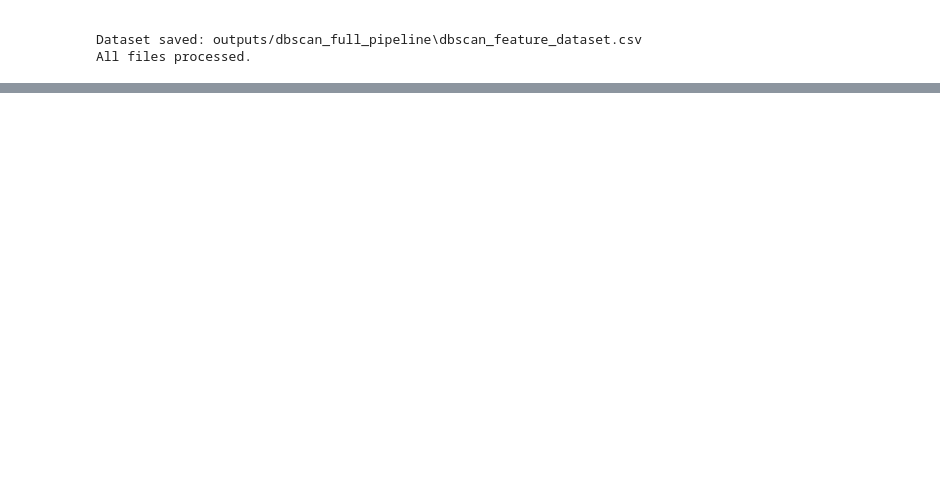
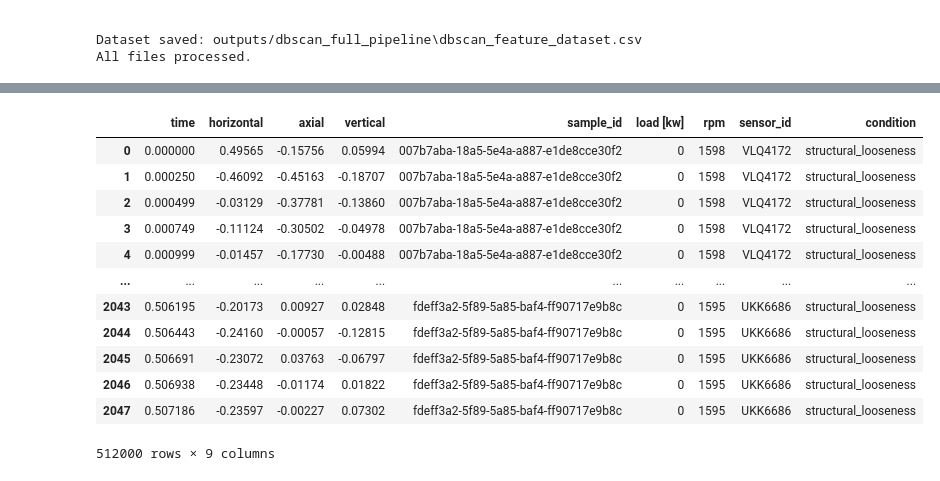
Before and after one commit to JoaoRRosa/TRACTICIAN_Challenge, a Jupyter notebook: Project.ipynb, the cells around one changed output, grey strips where cells are left out. Drawn from its saved outputs; the diff is of its cells as text; code cells hidden in the pictures; blank space fills up the shorter version.

```diff
--- a/Project.ipynb
+++ b/Project.ipynb
@@ -6613,0 +6956,35 @@ All files processed.
+# %%
+from Unsupervised_Carpet_Predictor import Model,Wave, CarpetRegion
+import yaml
+import os
+import glob
+import numpy as np
+import pandas as pd
+
+if __name__ == "__main__":
+
+    INPUT_FOLDER = 'part_1'
+    OUTPUT_FOLDER = 'outputs/pydantic_model'
+
+    os.makedirs(OUTPUT_FOLDER,exist_ok=True)
+    csv_files = glob.glob(os.path.join(INPUT_FOLDER, "*.csv"))
+
+    # Load YAML from file
+    with open("config.yaml", "r") as f:
+        config = yaml.safe_load(f)
+
+    params = config['model']['params']
+    model = Model(**params)
+
+    for file in csv_files:
+
+        print(f"Processing: {file}")
+
+        df = pd.read_csv(file)
+        time = df.iloc[:, 0].to_numpy().copy()
+        signal = df.iloc[:, 1].to_numpy().copy()
+        signal = (signal - np.mean(signal))*9.81
+
+        wave = Wave(time = time,signal = signal)
+        save_path = os.path.join(OUTPUT_FOLDER,f"{os.path.splitext(os.path.basename(file))[0]}_pipeline.png")
+        carpet_region_list = model.predict(wave,output_file=save_path)
@@ -6613,0 +7028,4 @@ All files processed.
+# %%
+path = r'.\part_2\part_3_metadata.csv'
+df_meta_data = pd.read_csv(path)
+df_meta_data
@@ -6613,0 +7121,16 @@ All files processed.
+# %%
+final_df#.info()
+# %% [output]
+|  | time | horizontal | axial | vertical | sample_id | load [kw] | rpm | sensor_id | condition |
+| 0 | 0.000000 | 0.49565 | -0.15756 | 0.05994 | 007b7aba-18a5-5e4a-a887-e1de8cce30f2 | 0 | 1598 | VLQ4172 | structural_looseness |
+| 1 | 0.000250 | -0.46092 | -0.45163 | -0.18707 | 007b7aba-18a5-5e4a-a887-e1de8cce30f2 | 0 | 1598 | VLQ4172 | structural_looseness |
+| 2 | 0.000499 | -0.03129 | -0.37781 | -0.13860 | 007b7aba-18a5-5e4a-a887-e1de8cce30f2 | 0 | 1598 | VLQ4172 | structural_looseness |
+| 3 | 0.000749 | -0.11124 | -0.30502 | -0.04978 | 007b7aba-18a5-5e4a-a887-e1de8cce30f2 | 0 | 1598 | VLQ4172 | structural_looseness |
+| 4 | 0.000999 | -0.01457 | -0.17730 | -0.00488 | 007b7aba-18a5-5e4a-a887-e1de8cce30f2 | 0 | 1598 | VLQ4172 | structural_looseness |
+| ... | ... | ... | ... | ... | ... | ... | ... | ... | ... |
+| 2043 | 0.506195 | -0.20173 | 0.00927 | 0.02848 | fdeff3a2-5f89-5a85-baf4-ff90717e9b8c | 0 | 1595 | UKK6686 | structural_looseness |
+| 2044 | 0.506443 | -0.24160 | -0.00057 | -0.12815 | fdeff3a2-5f89-5a85-baf4-ff90717e9b8c | 0 | 1595 | UKK6686 | structural_looseness |
+| 2045 | 0.506691 | -0.23072 | 0.03763 | -0.06797 | fdeff3a2-5f89-5a85-baf4-ff90717e9b8c | 0 | 1595 | UKK6686 | structural_looseness |
+| 2046 | 0.506938 | -0.23448 | -0.01174 | 0.01822 | fdeff3a2-5f89-5a85-baf4-ff90717e9b8c | 0 | 1595 | UKK6686 | structural_looseness |
+| 2047 | 0.507186 | -0.23597 | -0.00227 | 0.07302 | fdeff3a2-5f89-5a85-baf4-ff90717e9b8c | 0 | 1595 | UKK6686 | structural_looseness |
+512000 rows × 9 columns
```
Also changed, not shown: parts of 18 cells of this notebook, 2 other files.
